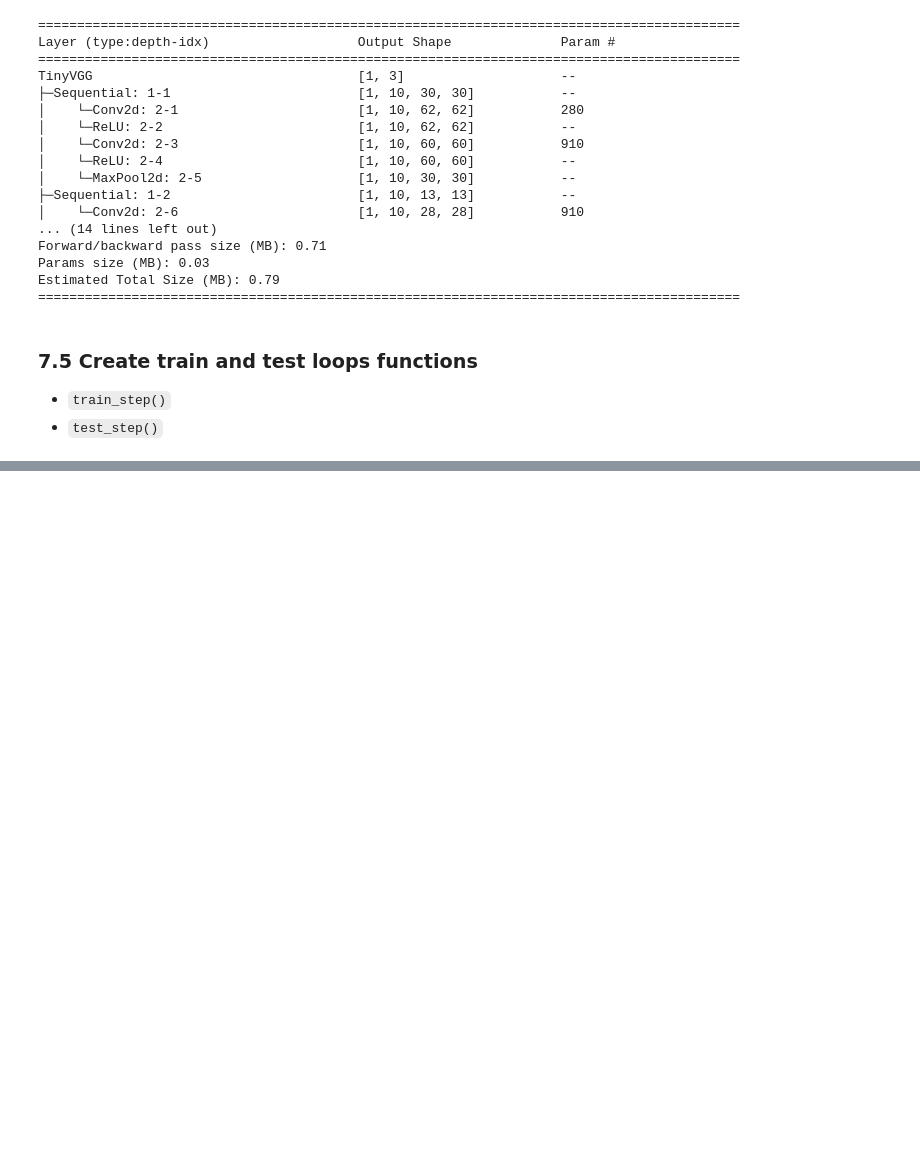
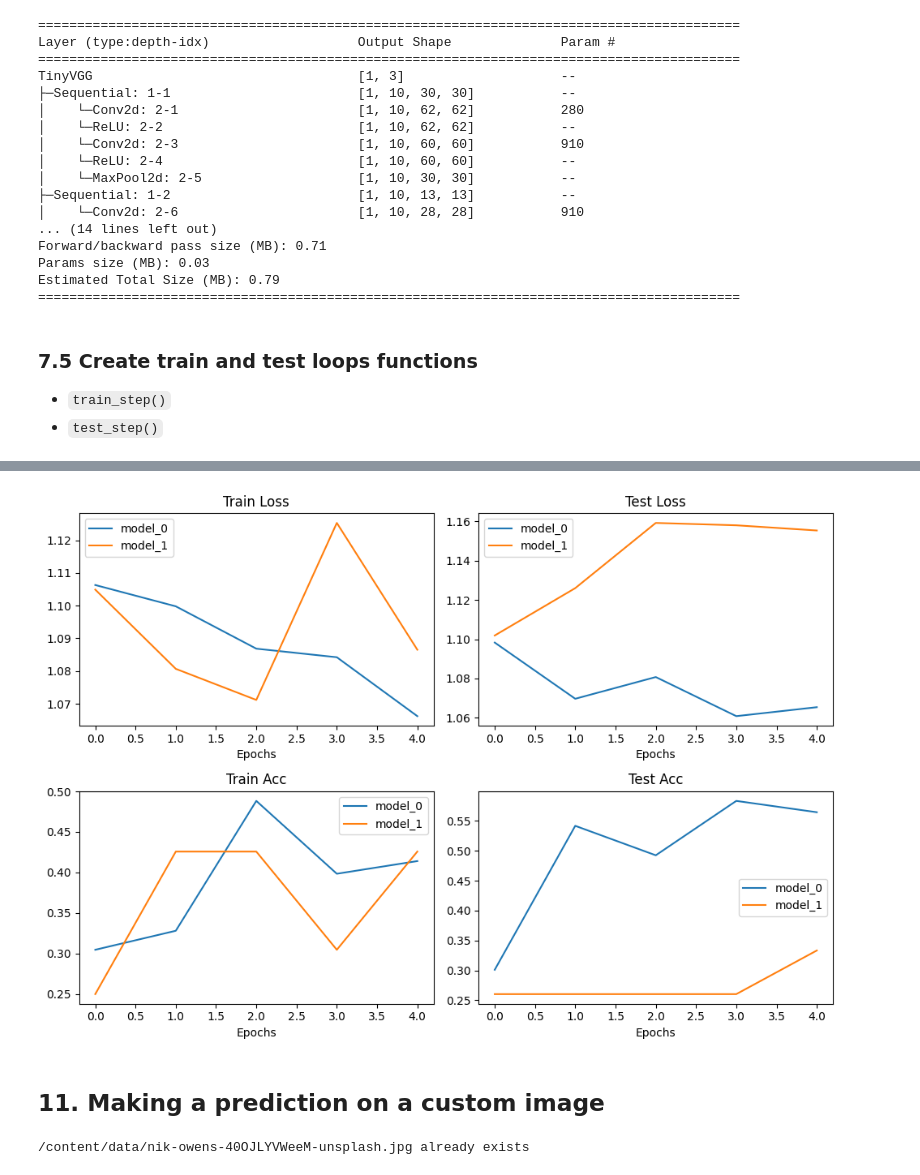
Before and after one commit to aaron-v19/practice, a Jupyter notebook: pytorch_custom_datasts.ipynb, the cells around one changed output, grey strips where cells are left out. Saved outputs shown, nothing was run; the diff lists cells and outputs as text; code cells hidden in the pictures; blank space fills up the shorter version.

```diff
--- a/pytorch_custom_datasts.ipynb
+++ b/pytorch_custom_datasts.ipynb
@@ -847,0 +1109,60 @@ def test_step(
+# %%
+import pandas as pd
+model_0_df=pd.DataFrame(model_0_results)
+model_1_df=pd.DataFrame(model_1_results)
+# %%
+plt.figure(figsize=(10,7))
+
+epochs=range(len(model_0_df))
+
+#plot train loss
+plt.subplot(2,2,1)
+plt.plot(epochs,model_0_df["train_loss"],label="model_0")
+plt.plot(epochs,model_1_df["train_loss"],label="model_1")
+plt.title("Train Loss")
+plt.xlabel("Epochs")
+plt.legend()
+
+#plot test loss
+plt.subplot(2,2,2)
+plt.plot(epochs,model_0_df["test_loss"],label="model_0")
+plt.plot(epochs,model_1_df["test_loss"],label="model_1")
+plt.title("Test Loss")
+plt.xlabel("Epochs")
+plt.legend()
+
+#plot train acc
+plt.subplot(2,2,3)
+plt.plot(epochs,model_0_df["train_acc"],label="model_0")
+plt.plot(epochs,model_1_df["train_acc"],label="model_1")
+plt.title("Train Acc")
+plt.xlabel("Epochs")
+plt.legend()
+
+#plot test acc
+plt.subplot(2,2,4)
+plt.plot(epochs,model_0_df["test_acc"],label="model_0")
+plt.plot(epochs,model_1_df["test_acc"],label="model_1")
+plt.title("Test Acc")
+plt.xlabel("Epochs")
+plt.legend()
+plt.tight_layout()
+# %% [output]
+[figure, added]
+# %% [markdown]
+## 11. Making a prediction on a custom image
+# %%
+# Downlaod custom image
+import requests
+from pathlib import Path
+custom_image_path=Path("/content/data/nik-owens-40OJLYVWeeM-unsplash.jpg")
+
+if not custom_image_path.is_file():
+    with open(custom_image_path,"wb") as f:
+        request=requests.get("https://raw.githubusercontent.com/mrdbourke/pytorch-deep-learning/main/data/04-pizza-dad.jpeg")
+        print(f"Downloading {custom_image_path}...")
+        f.write(request.content)
+else:
+    print(f"{custom_image_path} already exists")
+# %% [output]
+/content/data/nik-owens-40OJLYVWeeM-unsplash.jpg already exists
```
Also changed, not shown: parts of 51 cells of this notebook.
